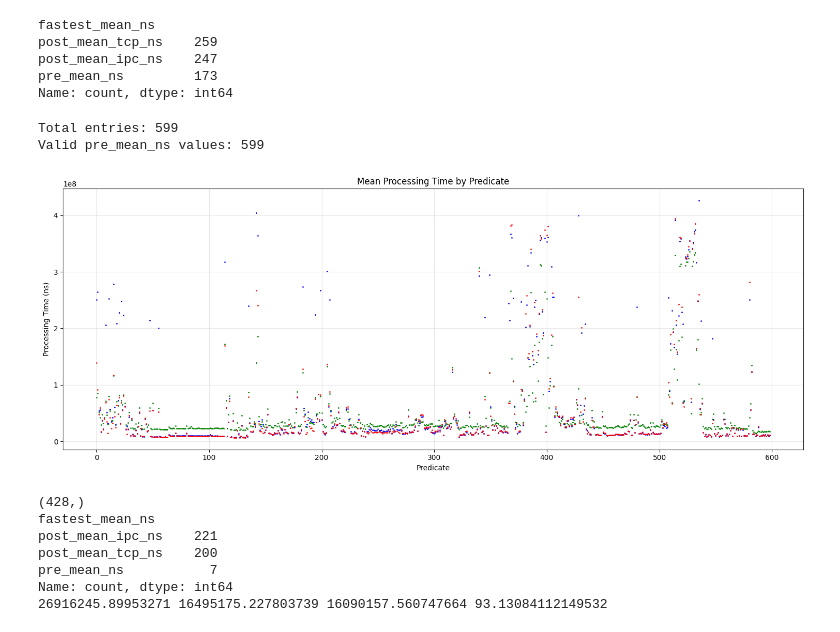
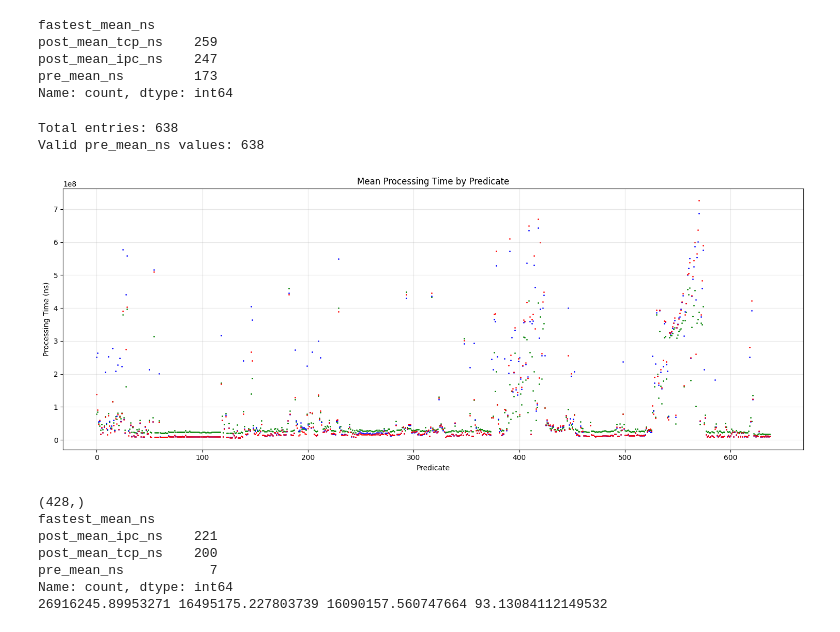
Before and after one commit to SilenZcience/ScientificWork, a Jupyter notebook: BachelorThesis/PerformanceEvaluation/performance_evaluation.ipynb, the cells around one changed output. Drawn from its saved outputs; the diff is of its cells as text; code cells hidden in the pictures.

```diff
--- a/BachelorThesis/PerformanceEvaluation/performance_evaluation.ipynb
+++ b/BachelorThesis/PerformanceEvaluation/performance_evaluation.ipynb
@@ -99,33 +136,33 @@ pre_mean_ns         173
 Name: count, dtype: int64
 # %%
 # df_mask = df[(df['pre_mean_ns'] < df['pre_mean_ns'].mean()) & (df['query_id'] != 1)]
-quantile = 0.9
+quantile = 0.95
 df_mask = df[(df['pre_mean_ns'] < df['pre_mean_ns'].quantile(quantile)) &
     (df['post_mean_ipc_ns'] < df['post_mean_ipc_ns'].quantile(quantile)) &
     (df['post_mean_tcp_ns'] < df['post_mean_tcp_ns'].quantile(quantile))]# &
     # (df['query_id'] != 1)]
 
 print(f"Total entries: {len(df_mask)}")
 print(f"Valid pre_mean_ns values: {df_mask['pre_mean_ns'].count()}")
 
 plt.figure(figsize=(15, 6))
 
 # Create scatter plot without displaying unique_ids
 plt.scatter(range(len(df_mask)), df_mask['pre_mean_ns'], s=1, color='green', alpha=1)
 plt.scatter(range(len(df_mask)), df_mask['post_mean_ipc_ns'], s=1, color='blue', alpha=1)
 plt.scatter(range(len(df_mask)), df_mask['post_mean_tcp_ns'], s=1, color='red', alpha=1)
 # plt.xticks(range(len(df_mask)), [''] * len(df_mask), rotation=90)
 plt.xlabel('Predicate')
 plt.ylabel('Processing Time (ns)')
 plt.title('Mean Processing Time by Predicate')
 plt.grid(True, alpha=0.3)
 
 plt.tight_layout()
 plt.show()
 # %% [output]
-Total entries: 599
-Valid pre_mean_ns values: 599
+Total entries: 638
+Valid pre_mean_ns values: 638
-[figure, old version]
+[figure, new version]
 # %%
 tolerance = 25
 quantile = 0.95
```
Also changed, not shown: parts of 2 cells of this notebook, 22 other files.
